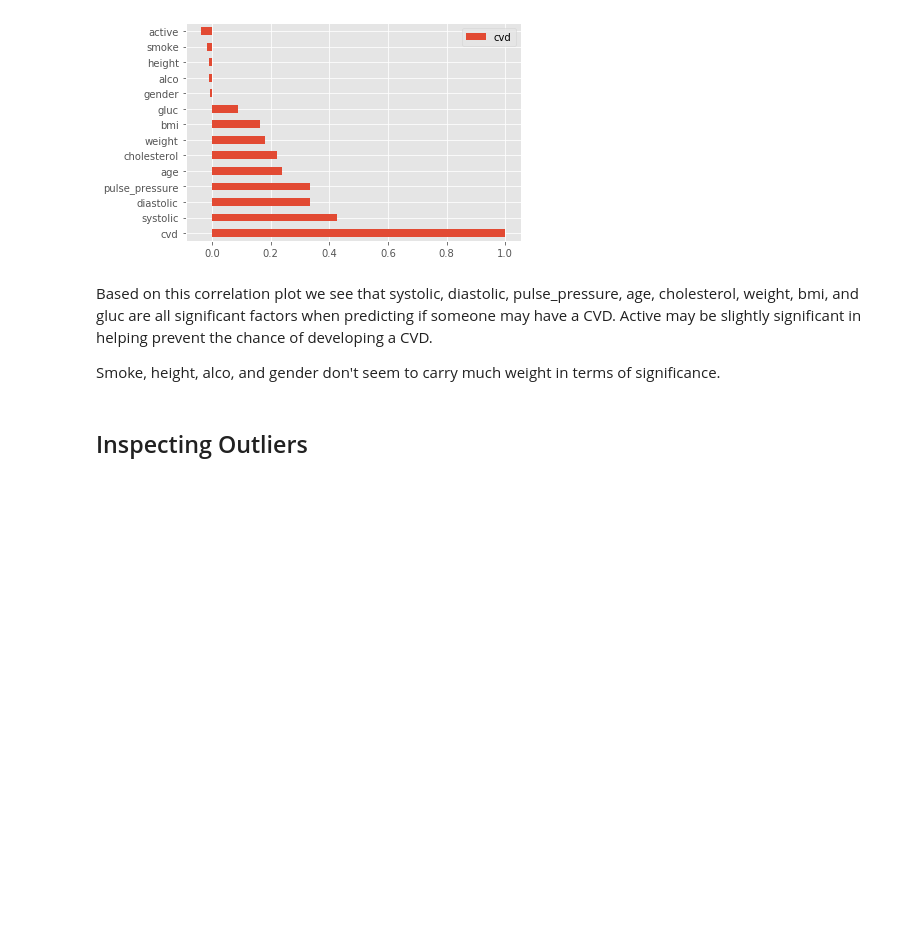
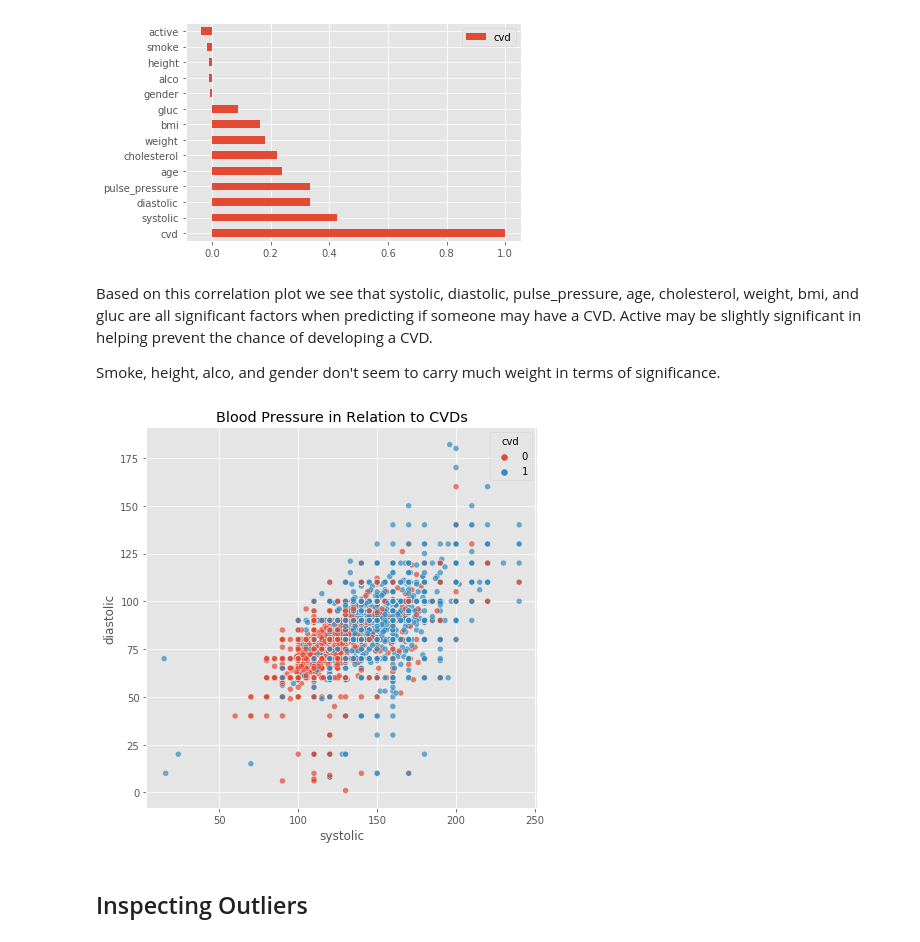
Before and after one commit to Lewis34cs/cvd_factors, a Jupyter notebook: README.ipynb, the cells around one changed output. Cells and saved outputs as stored; diff of their text form; code cells hidden in the pictures; blank space fills up the shorter version.

```diff
--- a/README.ipynb
+++ b/README.ipynb
@@ -447,6 +496,12 @@ Based on this correlation plot we see that systolic, diastolic, pulse_pressure,
 Active may be slightly significant in helping prevent the chance of developing a CVD.
 
 Smoke, height, alco, and gender don't seem to carry much weight in terms of significance.
+# %%
+fig, ax = plt.subplots(figsize=(7,7))
+sns.scatterplot(x='systolic', y='diastolic', hue='cvd', data=df_clean, alpha=0.7)
+plt.title('Blood Pressure in Relation to CVDs');
+# %% [output]
+[figure, added]
 # %% [markdown]
 ## Inspecting Outliers
 # %% [markdown]
```
Also changed, not shown: parts of 153 cells of this notebook.
